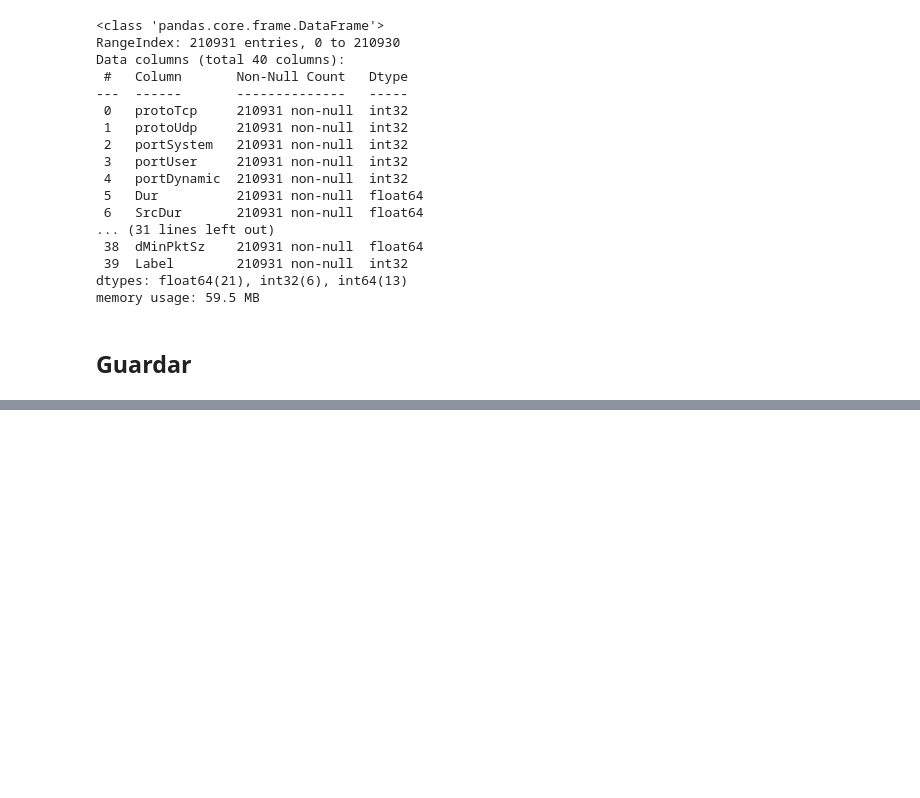
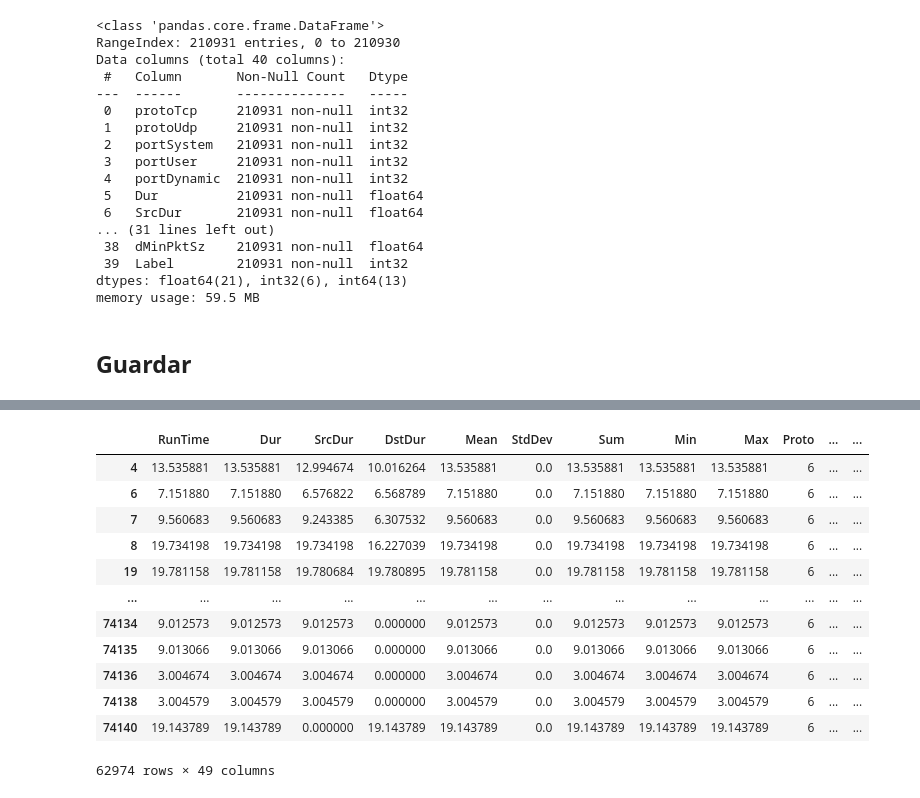
Before and after one commit to soyMA05/Clasiffication_TrafficSDN2, a Jupyter notebook: Fase2/categorizar.ipynb, the cells around one changed output, grey strips where cells are left out. Saved outputs shown, nothing was run; the diff lists cells and outputs as text; code cells hidden in the pictures; blank space fills up the shorter version.

Commit message:
categorizando clase botnet y concatenando todas las clases

```diff
--- a/Fase2/categorizar.ipynb
+++ b/Fase2/categorizar.ipynb
@@ -325,0 +328,2 @@ df_traffic.to_csv('../../araData/Z/Categorizado.csv',index=False)
+# %%
+df_botnet = pd.read_csv('../../araData/Z/botnet_1.7sincategorizar.csv', low_memory=False)
@@ -325,0 +336,2 @@ df_traffic.to_csv('../../araData/Z/Categorizado.csv',index=False)
+# %%
+df_botnet = df_botnet[df_botnet.Dur>5]
@@ -325,0 +358,2 @@ df_traffic.to_csv('../../araData/Z/Categorizado.csv',index=False)
+# %%
+df_botnet.Proto.replace({'tcp':6,'udp':17},inplace=True )
@@ -325,0 +376,18 @@ df_traffic.to_csv('../../araData/Z/Categorizado.csv',index=False)
+# %%
+df_botnet[(df_botnet.Dport=='smtp')  | (df_botnet.Dport=='http')
+| (df_botnet.Dport=='65500') | (df_botnet.Dport=='3524') | (df_botnet.Dport=='domain')
+| (df_botnet.Dport=='https')]
+# %% [output]
+|  | RunTime | Dur | SrcDur | DstDur | Mean | StdDev | Sum | Min | Max | Proto | ... | ... |
+| 4 | 13.535881 | 13.535881 | 12.994674 | 10.016264 | 13.535881 | 0.0 | 13.535881 | 13.535881 | 13.535881 | 6 | ... | ... |
+| 6 | 7.151880 | 7.151880 | 6.576822 | 6.568789 | 7.151880 | 0.0 | 7.151880 | 7.151880 | 7.151880 | 6 | ... | ... |
+| 7 | 9.560683 | 9.560683 | 9.243385 | 6.307532 | 9.560683 | 0.0 | 9.560683 | 9.560683 | 9.560683 | 6 | ... | ... |
+| 8 | 19.734198 | 19.734198 | 19.734198 | 16.227039 | 19.734198 | 0.0 | 19.734198 | 19.734198 | 19.734198 | 6 | ... | ... |
+| 19 | 19.781158 | 19.781158 | 19.780684 | 19.780895 | 19.781158 | 0.0 | 19.781158 | 19.781158 | 19.781158 | 6 | ... | ... |
+| ... | ... | ... | ... | ... | ... | ... | ... | ... | ... | ... | ... | ... |
+| 74134 | 9.012573 | 9.012573 | 9.012573 | 0.000000 | 9.012573 | 0.0 | 9.012573 | 9.012573 | 9.012573 | 6 | ... | ... |
+| 74135 | 9.013066 | 9.013066 | 9.013066 | 0.000000 | 9.013066 | 0.0 | 9.013066 | 9.013066 | 9.013066 | 6 | ... | ... |
+| 74136 | 3.004674 | 3.004674 | 3.004674 | 0.000000 | 3.004674 | 0.0 | 3.004674 | 3.004674 | 3.004674 | 6 | ... | ... |
+| 74138 | 3.004579 | 3.004579 | 3.004579 | 0.000000 | 3.004579 | 0.0 | 3.004579 | 3.004579 | 3.004579 | 6 | ... | ... |
+| 74140 | 19.143789 | 19.143789 | 0.000000 | 19.143789 | 19.143789 | 0.0 | 19.143789 | 19.143789 | 19.143789 | 6 | ... | ... |
+62974 rows × 49 columns
```
Also changed, not shown: parts of 27 cells of this notebook.
